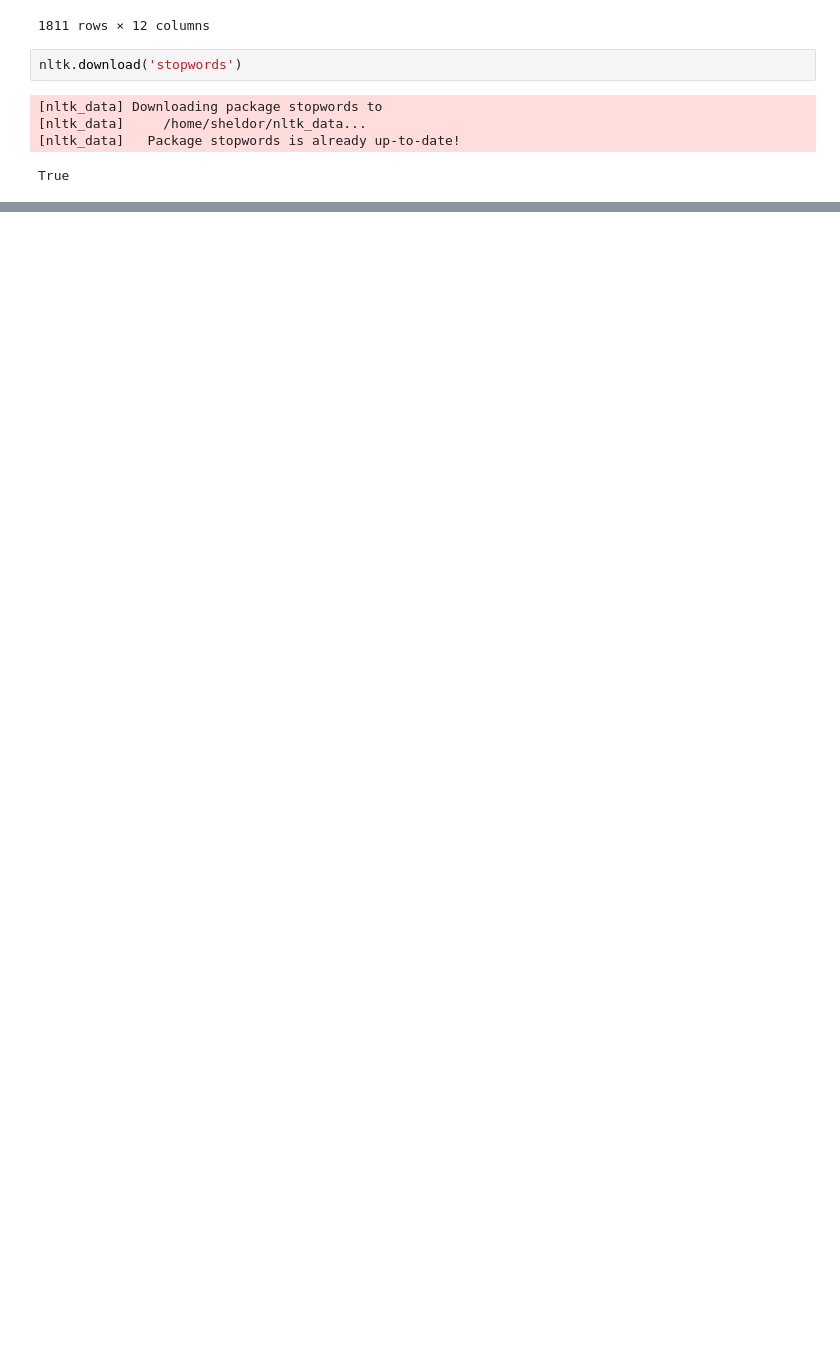
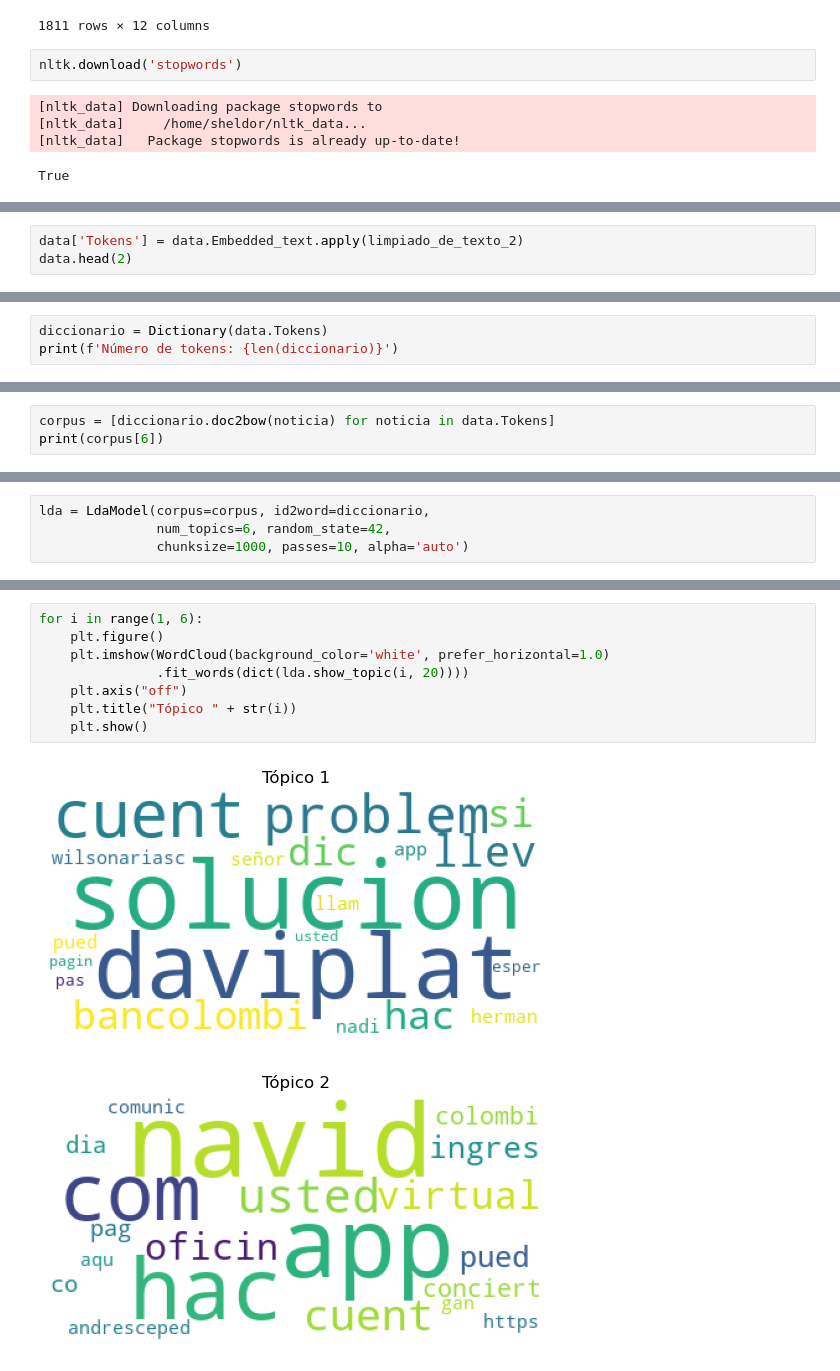
Before and after one commit to NikolasRodriguezA/Modelado_Topicos_Davivienda, a Jupyter notebook: Code/insights y segmentación tweets.ipynb, the cells around one changed output, grey strips where cells are left out. Drawn from its saved outputs; the diff is of its cells as text; blank space fills up the shorter version.

```diff
--- a/Code/insights y segmentación tweets.ipynb
+++ b/Code/insights y segmentación tweets.ipynb
@@ -146,0 +397,3 @@ model_embeddings = fasttext.load_model('cc.es.300.bin')
+# %%
+data['Tokens'] = data.Embedded_text.apply(limpiado_de_texto_2)
+data.head(2)
@@ -146,0 +404,3 @@ model_embeddings = fasttext.load_model('cc.es.300.bin')
+# %%
+diccionario = Dictionary(data.Tokens)
+print(f'Número de tokens: {len(diccionario)}')
@@ -146,0 +414,3 @@ model_embeddings = fasttext.load_model('cc.es.300.bin')
+# %%
+corpus = [diccionario.doc2bow(noticia) for noticia in data.Tokens]
+print(corpus[6])
@@ -146,0 +419,4 @@ model_embeddings = fasttext.load_model('cc.es.300.bin')
+# %%
+lda = LdaModel(corpus=corpus, id2word=diccionario,
+               num_topics=6, random_state=42,
+               chunksize=1000, passes=10, alpha='auto')
@@ -146,0 +434,11 @@ model_embeddings = fasttext.load_model('cc.es.300.bin')
+# %%
+for i in range(1, 6):
+    plt.figure()
+    plt.imshow(WordCloud(background_color='white', prefer_horizontal=1.0)
+               .fit_words(dict(lda.show_topic(i, 20))))
+    plt.axis("off")
+    plt.title("Tópico " + str(i))
+    plt.show()
+# %% [output]
+[figure, added]
+[figure, added]
```
Also changed, not shown: parts of 33 cells of this notebook, 1 other file.
